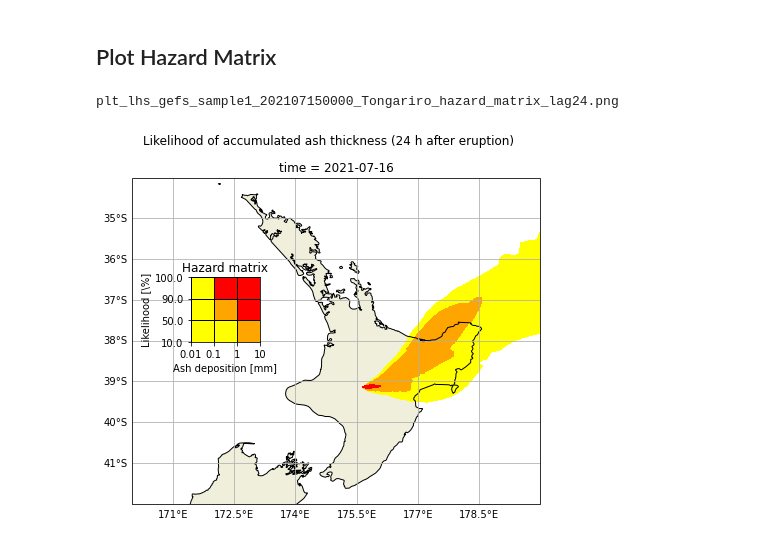
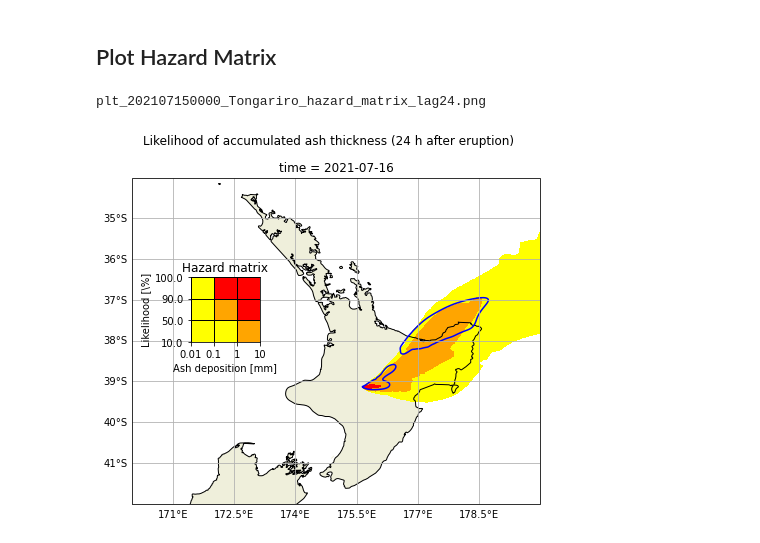
Before and after one commit to yannikbehr/ashfall_forecasts, a Jupyter notebook: notebooks/hysplit_runs/plot_ens.ipynb, the cells around one changed output. Drawn from its saved outputs; the diff is of its cells as text; code cells hidden in the pictures.

```diff
--- a/notebooks/hysplit_runs/plot_ens.ipynb
+++ b/notebooks/hysplit_runs/plot_ens.ipynb
@@ -34,22 +34,19 @@ def plot_1x1(da, levels, cmap, cbar_label, fig_label):
 # %% [markdown]
 # Set customizable global variables
 # %%
-###################################
-## Customizable global variables ##
-###################################
+density = 1300 # kg/m3 andesite for Tongariro
+it = -1  # plots for last time instant in files (same as it=23)
 
-density = 1300 # kg/m3 andesite for Tongariro
+savefigs = True
 fig_args = dict(bbox_inches='tight', dpi=300)
-it = -1
-savefigs = True
 
-# For operational case study
-data_pattern = 'output/lhs_gefs_sample1_202107150000/*Tongariro*nc'
-fileplot_prefix = 'plt_lhs_gefs_sample1_202107150000_Tongariro'
+# UNCOMMENT FOR OPERATIONAL CASE STUDY
+data_pattern = '202107150000/output/*Tongariro*nc'
+fileplot_prefix = 'plt_202107150000_Tongariro'
 
-# For historical case study
-# data_pattern = 'output/lhs_gens_3_sample_n20_1_201208061200/*Tongariro*nc'
-# fileplot_prefix = 'plt_lhs_gens_3_sample_n20_1_201208061200_Tongariro'
+# UNCOMMENT FOR HISTORICAL CASE STUDY
+# data_pattern = '201208061200/output/*Tongariro*nc'
+# fileplot_prefix = 'plt_201208061200_Tongariro'
 # %% [markdown]
 # Read files
 # %%
@@ -67,6 +64,3 @@ output/lhs_gefs_sample1_202107150000/21071500_Tongariro_sample1_gep03_idx002_6.5
 # %%
 ds = xr.open_mfdataset(files, combine='nested', concat_dim=['idx'])
-
-# Scale system's depth computation
-ds['total_deposition'].data = ds['total_deposition'].data * 1e-10 / density * 1e3 # mm
 ds
@@ -258,21 +209,24 @@ def plot_inset_matrix(iax, ashbins, probbins, cmap):
 # %%
 fig, ax = plt.subplots(1,1, figsize=(8,6), subplot_kw={"projection": ccrs.PlateCarree(clon)})
 da = da_risk_it.where(da_risk_it > 0)
 da.plot.contourf(ax=ax,
                  levels=[0,1,2,3], cmap=cmap_risk,
                  add_colorbar=False,
                  transform=ccrs.PlateCarree())
+
+ds['total_deposition'].isel(idx=0, time=-1).plot.contour(ax=ax, levels=[0.5], colors=['blue'],  transform=ccrs.PlateCarree())
+
 plot_decor(ax)
 ax.set_extent([170,180,-42,-34])
 fig.suptitle('Likelihood of accumulated ash thickness ({} h after eruption)'.format(lag_hours[it]))
 
 # this is an inset axes over the main axes
 ins_ax = fig.add_axes([.26, .5, .12, .15])
 plot_inset_matrix(ins_ax, ashbins, probbins, cmap_risk)
 
 fileplot = fileplot_prefix + '_hazard_matrix_lag{:02d}.png'.format(lag_hours[it])
 print(fileplot)
 if savefigs: fig.savefig(fileplot, **fig_args)
 # %% [output]
-plt_lhs_gefs_sample1_202107150000_Tongariro_hazard_matrix_lag24.png
+plt_202107150000_Tongariro_hazard_matrix_lag24.png
-[figure, old version]
+[figure, new version]
```
Also changed, not shown: parts of 3 cells of this notebook, 3 other files.
